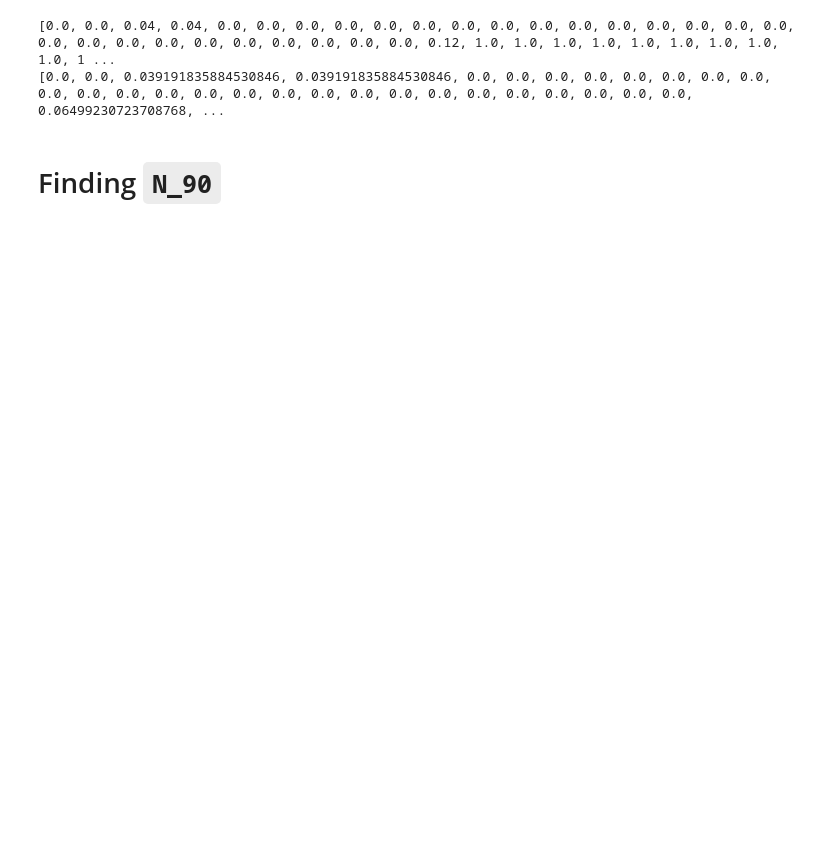
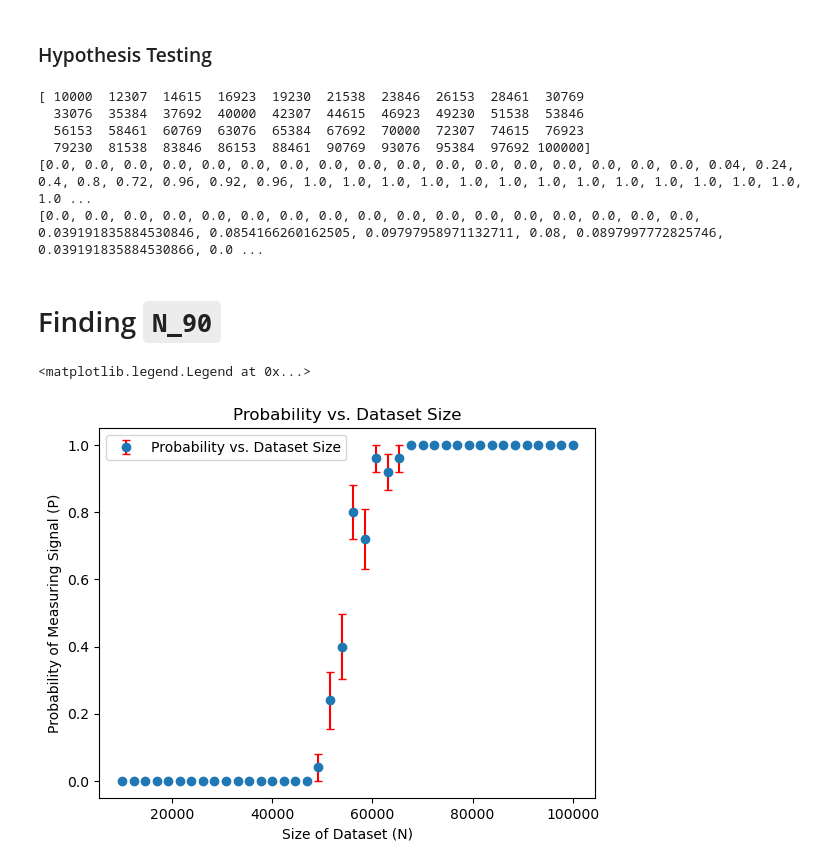
Before and after one commit to knottwill/SignalDiscovery, a Jupyter notebook: src/part_f_implementation.ipynb, the cells around one changed output. Drawn from its saved outputs; the diff is of its cells as text; code cells hidden in the pictures; blank space fills up the shorter version.

Commit message:
Added plotting functionality

```diff
--- a/src/part_f_implementation.ipynb
+++ b/src/part_f_implementation.ipynb
@@ -33,14 +36,17 @@ for param in true_params:
     starting_params[param] = float(f'{starting_params[param]:.4}')
 # %%
 n_datapoints = 40
+n_init = 25
 Ns = np.logspace(1, 6, num=n_datapoints).astype(int)
-n_init = 25
+Ns = np.linspace(10000, 100000, n_datapoints).astype(int)
 ns = np.array([n_init for _ in range(n_datapoints)])
 
 all_data = [np.array([generate_from_total_pdf(N) for _ in range(n_init)]) for N in Ns]
 # %%
 def error_on_p(p, n):
     return np.sqrt((p*(1-p))/n)
+# %% [markdown]
+### Hypothesis Testing
 # %%
 Ps = []
 P_errs = []
@@ -55,11 +61,16 @@ for i, group_i in enumerate(all_data):
     Ps.append(p)
     P_errs.append(error_on_p(p, ns[i]))
 # %%
+print(Ns)
 print(Ps)
 print(P_errs)
 # %% [output]
-[0.0, 0.0, 0.04, 0.04, 0.0, 0.0, 0.0, 0.0, 0.0, 0.0, 0.0, 0.0, 0.0, 0.0, 0.0, 0.0, 0.0, 0.0, 0.0, 0.0, 0.0, 0.0, 0.0, 0.0, 0.0, 0.0, 0.0, 0.0, 0.0, 0.12, 1.0, 1.0, 1.0, 1.0, 1.0, 1.0, 1.0, 1.0, 1.0, 1 ...
-[0.0, 0.0, 0.039191835884530846, 0.039191835884530846, 0.0, 0.0, 0.0, 0.0, 0.0, 0.0, 0.0, 0.0, 0.0, 0.0, 0.0, 0.0, 0.0, 0.0, 0.0, 0.0, 0.0, 0.0, 0.0, 0.0, 0.0, 0.0, 0.0, 0.0, 0.0, 0.06499230723708768, ...
+[ 10000  12307  14615  16923  19230  21538  23846  26153  28461  30769
+  33076  35384  37692  40000  42307  44615  46923  49230  51538  53846
+  56153  58461  60769  63076  65384  67692  70000  72307  74615  76923
+  79230  81538  83846  86153  88461  90769  93076  95384  97692 100000]
+[0.0, 0.0, 0.0, 0.0, 0.0, 0.0, 0.0, 0.0, 0.0, 0.0, 0.0, 0.0, 0.0, 0.0, 0.0, 0.0, 0.0, 0.04, 0.24, 0.4, 0.8, 0.72, 0.96, 0.92, 0.96, 1.0, 1.0, 1.0, 1.0, 1.0, 1.0, 1.0, 1.0, 1.0, 1.0, 1.0, 1.0, 1.0, 1.0 ...
+[0.0, 0.0, 0.0, 0.0, 0.0, 0.0, 0.0, 0.0, 0.0, 0.0, 0.0, 0.0, 0.0, 0.0, 0.0, 0.0, 0.0, 0.039191835884530846, 0.0854166260162505, 0.09797958971132711, 0.08, 0.0897997772825746, 0.039191835884530866, 0.0 ...
 # %%
 # successes = []
 # for N_i in Ns:
@@ -77,2 +88,12 @@ dict(zip(Ns, successes))
 # %% [markdown]
 # Finding `N_90`
+# %%
+fig, ax = plt.subplots()
+ax.errorbar(Ns, Ps, yerr=P_errs, fmt='o', ecolor='red', capsize=3, label='Probability vs. Dataset Size')
+ax.set_xlabel('Size of Dataset (N)')
+ax.set_ylabel('Probability of Measuring Signal (P)')
+ax.set_title('Probability vs. Dataset Size')
+ax.legend()
+# %% [output]
+<matplotlib.legend.Legend at 0x...>
+[figure, added]
```
Also changed, not shown: parts of 2 cells of this notebook.
